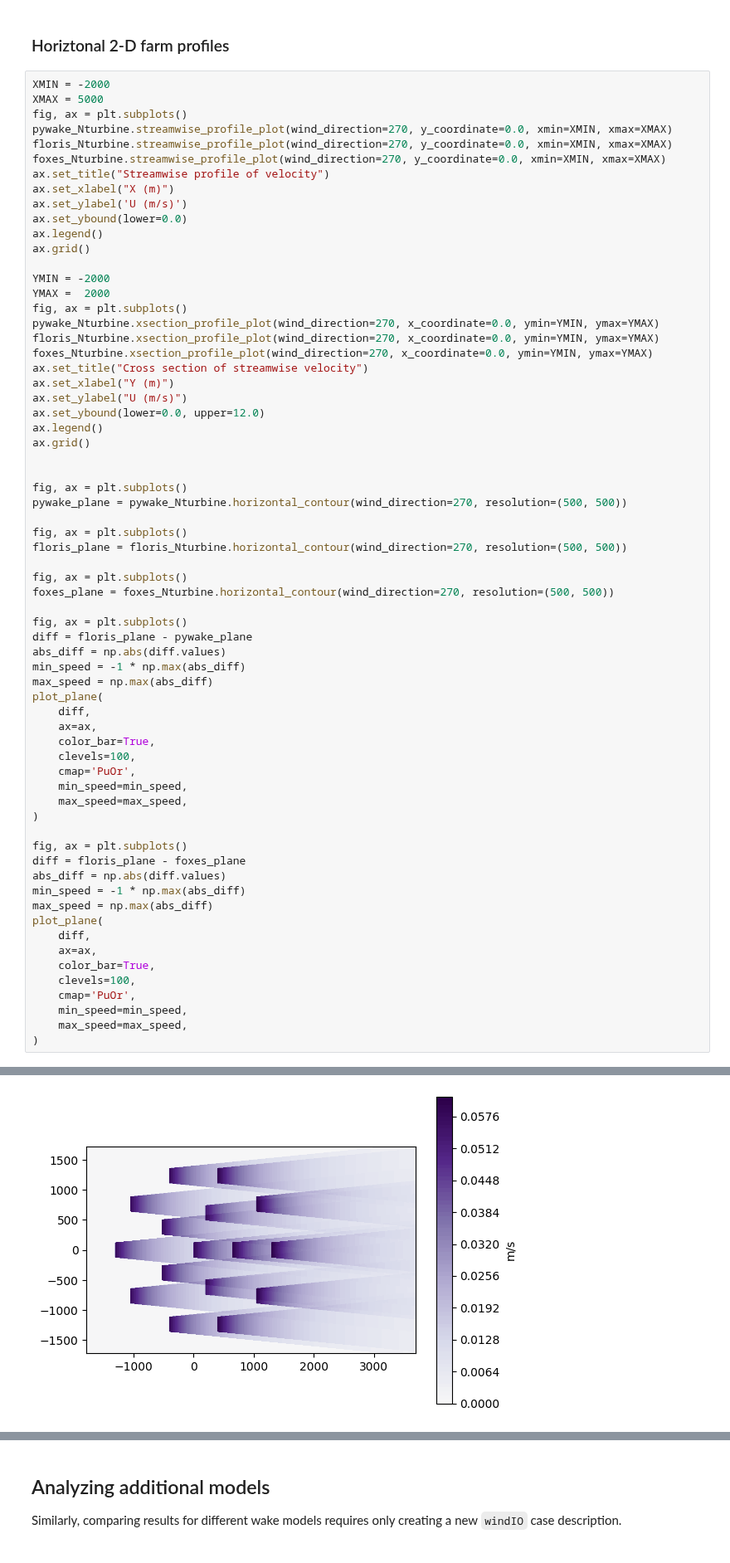
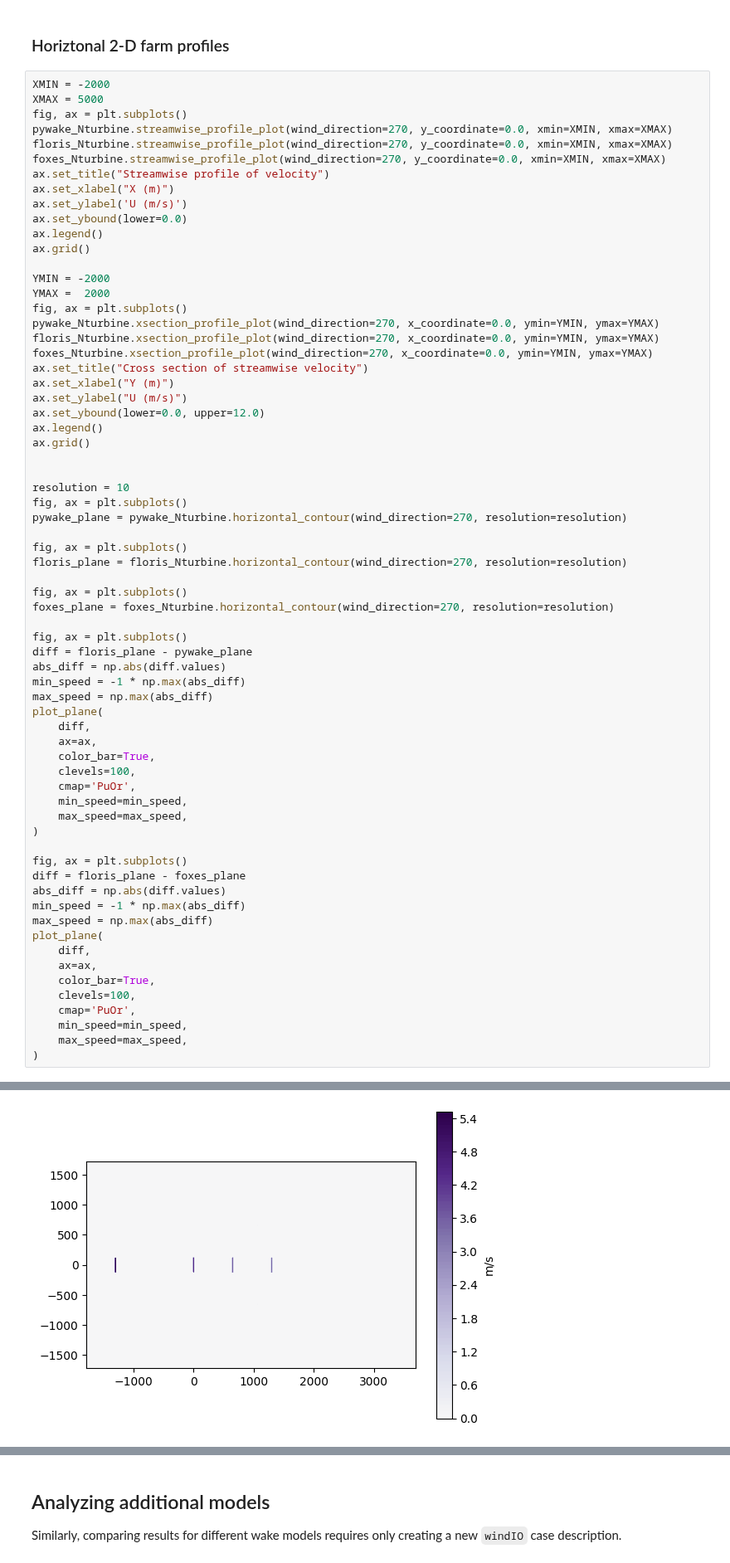
Before and after one commit to rafmudaf/wcomp, a Jupyter notebook: examples/wesc2023_demo.ipynb, the cells around one changed output, grey strips where cells are left out. Shown at 83% size. Drawn from its saved outputs; the diff is of its cells as text.

```diff
--- a/examples/wesc2023_demo.ipynb
+++ b/examples/wesc2023_demo.ipynb
@@ -188,14 +190,15 @@ ax.legend()
 ax.grid()
 
 
+resolution = 10
 fig, ax = plt.subplots()
-pywake_plane = pywake_Nturbine.horizontal_contour(wind_direction=270, resolution=(500, 500))
+pywake_plane = pywake_Nturbine.horizontal_contour(wind_direction=270, resolution=resolution)
 
 fig, ax = plt.subplots()
-floris_plane = floris_Nturbine.horizontal_contour(wind_direction=270, resolution=(500, 500))
+floris_plane = floris_Nturbine.horizontal_contour(wind_direction=270, resolution=resolution)
 
 fig, ax = plt.subplots()
-foxes_plane = foxes_Nturbine.horizontal_contour(wind_direction=270, resolution=(500, 500))
+foxes_plane = foxes_Nturbine.horizontal_contour(wind_direction=270, resolution=resolution)
 
 fig, ax = plt.subplots()
 diff = floris_plane - pywake_plane
@@ -236 +239 @@ plot_plane(
-[figure, old version]
+[figure, new version]
```
Also changed, not shown: parts of 3 cells of this notebook, 1 other file.
